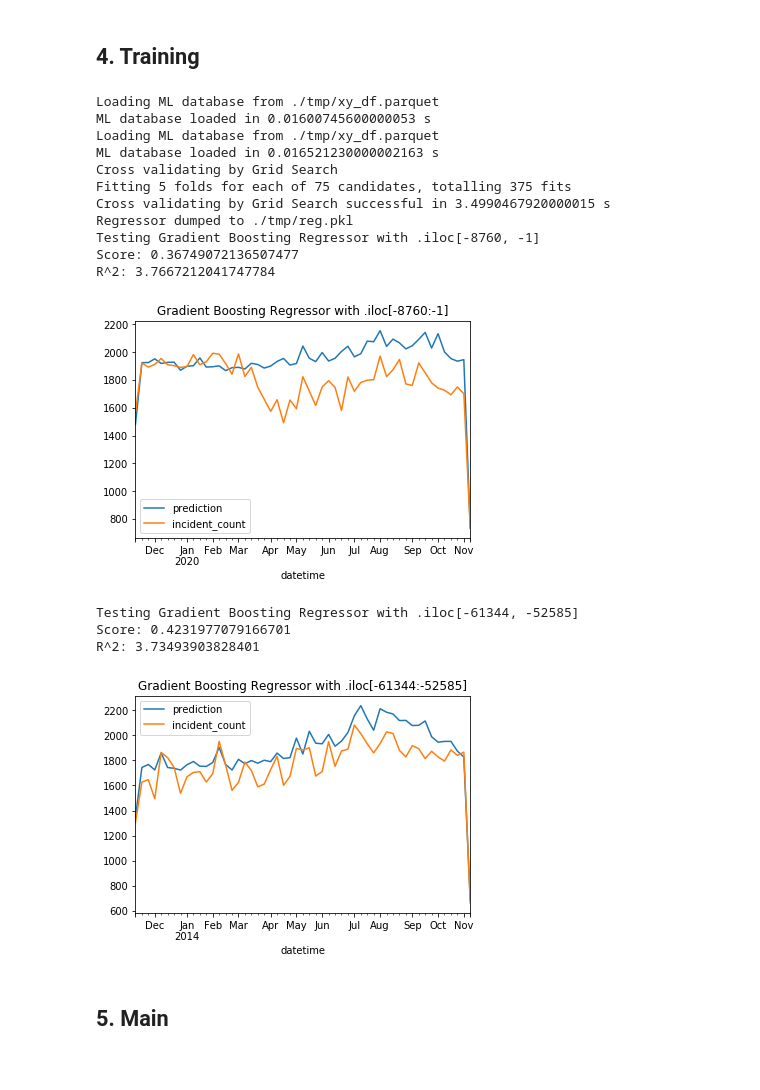
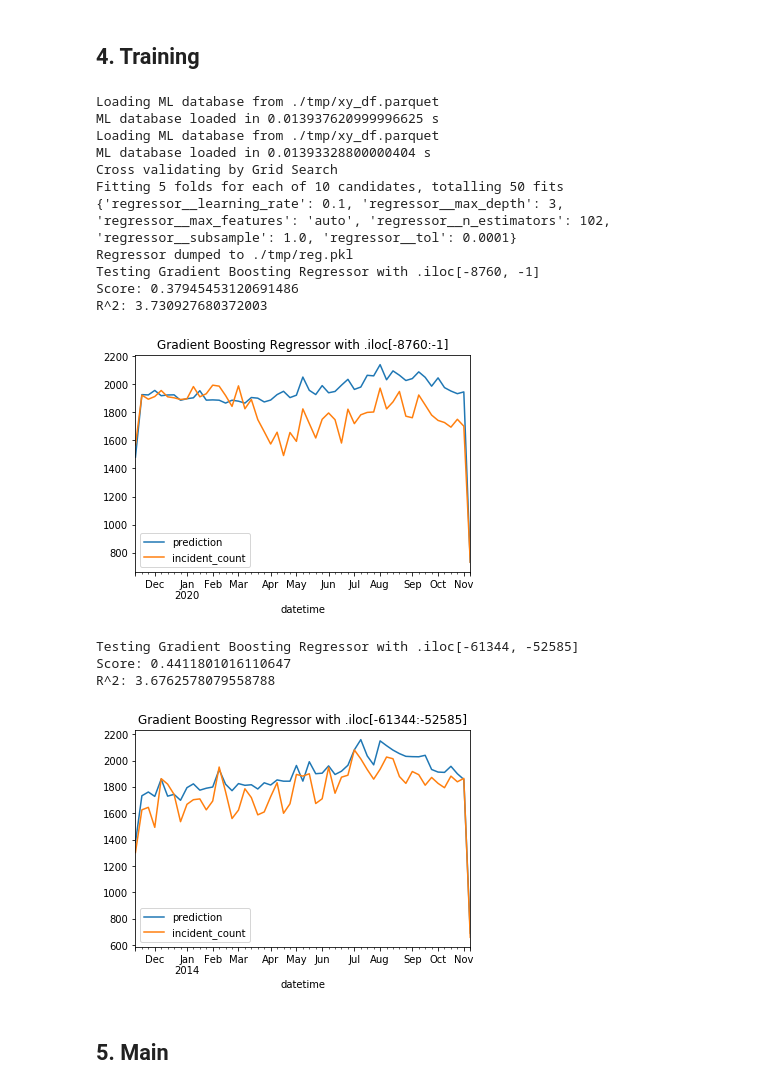
Before and after one commit to cmp0xff/seattle-911, a Jupyter notebook: test.ipynb, the cells around one changed output. Saved outputs shown, nothing was run; the diff lists cells and outputs as text; code cells hidden in the pictures.

```diff
--- a/test.ipynb
+++ b/test.ipynb
@@ -143,24 +152,26 @@ R^2: 3.6970752624894647
 # %% [markdown]
 ## 4. Training
 # %%
+import tester
+from importlib import reload
 reload(tester)
-tester.train_te()
+tester.train_te(retrain=True)
 # %% [output]
 Loading ML database from ./tmp/xy_df.parquet
-ML database loaded in 0.01600745600000053 s
+ML database loaded in 0.013937620999996625 s
 Loading ML database from ./tmp/xy_df.parquet
-ML database loaded in 0.016521230000002163 s
+ML database loaded in 0.01393328800000404 s
 Cross validating by Grid Search
-Fitting 5 folds for each of 75 candidates, totalling 375 fits
-Cross validating by Grid Search successful in 3.4990467920000015 s
+Fitting 5 folds for each of 10 candidates, totalling 50 fits
+{'regressor__learning_rate': 0.1, 'regressor__max_depth': 3, 'regressor__max_features': 'auto', 'regressor__n_estimators': 102, 'regressor__subsample': 1.0, 'regressor__tol': 0.0001}
 Regressor dumped to ./tmp/reg.pkl
 Testing Gradient Boosting Regressor with .iloc[-8760, -1]
-Score: 0.36749072136507477
-R^2: 3.7667212041747784
+Score: 0.37945453120691486
+R^2: 3.730927680372003
-[figure, old version]
+[figure, new version]
 Testing Gradient Boosting Regressor with .iloc[-61344, -52585]
-Score: 0.4231977079166701
-R^2: 3.73493903828401
+Score: 0.4411801016110647
+R^2: 3.6762578079558788
-[figure, old version]
+[figure, new version]
 # %% [markdown]
 ## 5. Main
```
Also changed, not shown: parts of 8 cells of this notebook, 8 other files.
